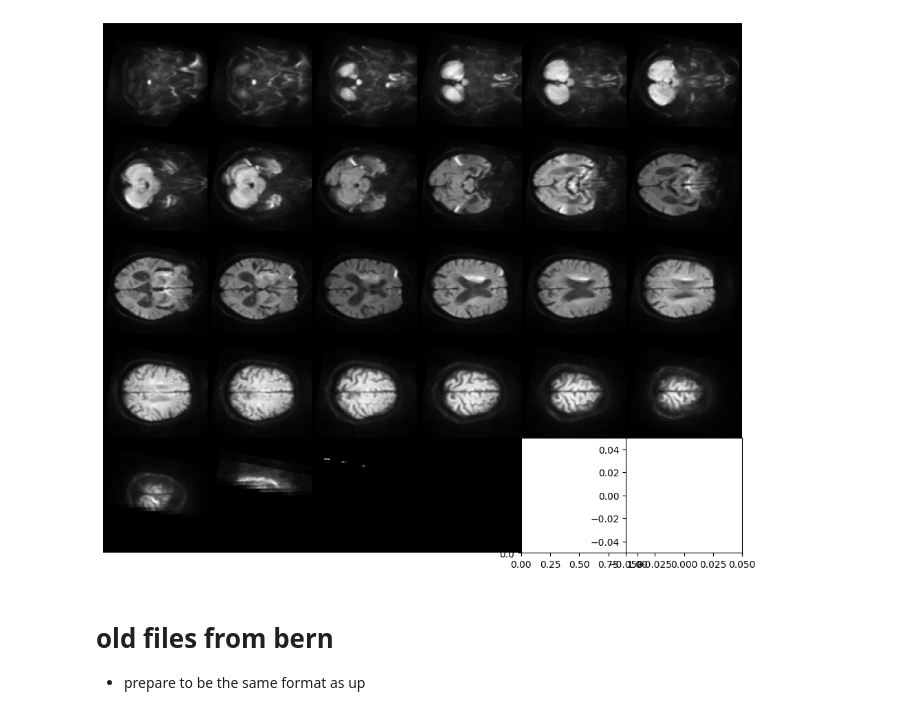
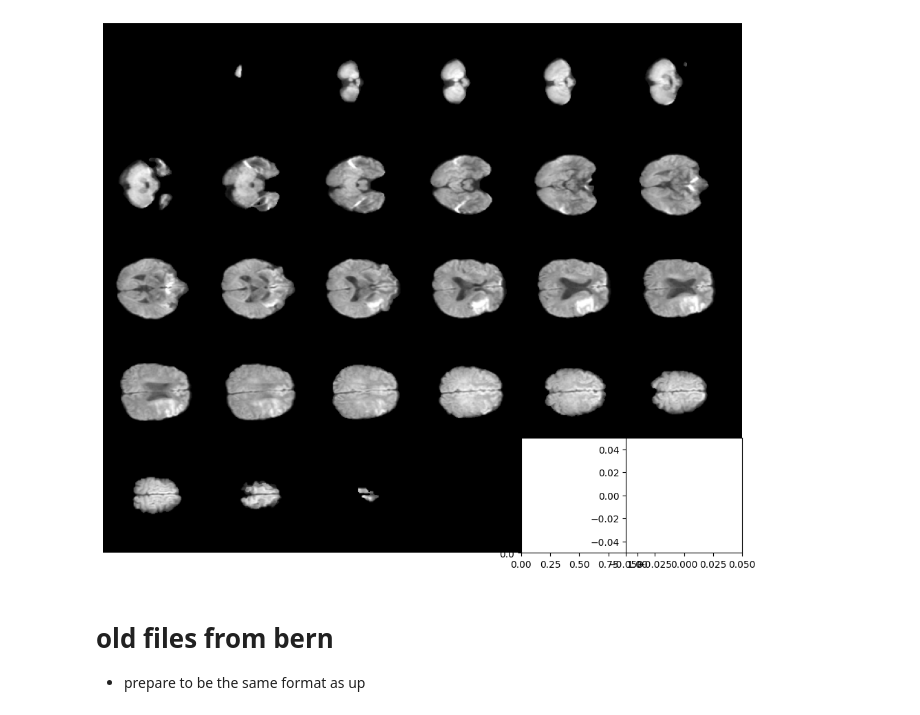
Before and after one commit to buehlpa/berne-cohort-data-pipeline, a Jupyter notebook: 5_0_2_inspect_final_image_tensors.ipynb, the cells around one changed output. Drawn from its saved outputs; the diff is of its cells as text; code cells hidden in the pictures.

```diff
--- a/5_0_2_inspect_final_image_tensors.ipynb
+++ b/5_0_2_inspect_final_image_tensors.ipynb
@@ -9,35 +9,32 @@ import matplotlib.pyplot as plt
 DATA_DIR='/home/bule/berner_daten_analyse/data'
 # %%
 
-image_data_file='413x128x128x28_dwi_skull_raw.npz'# '413x128x128x28_dwi_defaced_normalized.npz'#'413x128x128x28_dwi_bet_normalized.npz', '413x128x128x28_dwi_skull_raw.npz'
+image_data_file='413x128x128x28_dwi_bet_normalized.npz'# '413x128x128x28_dwi_defaced_normalized.npz'#'413x128x128x28_dwi_bet_normalized.npz', '413x128x128x28_dwi_skull_raw.npz''sitk_413x128x128x28_dwi_bet_normalized
 
 data = np.load(os.path.join(DATA_DIR,image_data_file))
 X_in =  np.array([data[key].tolist() for key in data.files])
 # %%
+patient_zero_slices = X_in[0, :, :, :]
 
-# Extract slices for patient zero
-patient_zero_slices = X_in[10, :, :, :]
-
-# Define grid size
 rows, cols = 5, 6
 fig, axes = plt.subplots(rows, cols, figsize=(12, 10))
 
 # Plot each slice
 for i in range(rows * cols):
     if i < patient_zero_slices.shape[-1]:  # Ensure we don't exceed available slices
         ax = axes[i // cols, i % cols]
         ax.imshow(patient_zero_slices[:, :, i], cmap='gray')
         ax.set_xticks([])
         ax.set_yticks([])
         ax.set_frame_on(False)
 
 # Adjust layout to minimize spacing
 plt.subplots_adjust(wspace=-0.1, hspace=-0.1)
 plt.margins(0, 0)
 
 plt.show()
 # %% [output]
-[figure, old version]
+[figure, new version]
 # %% [markdown]
 # old files from bern
 - prepare to be the same format as up
```
Also changed, not shown: parts of 5 cells of this notebook, 1 other file.
